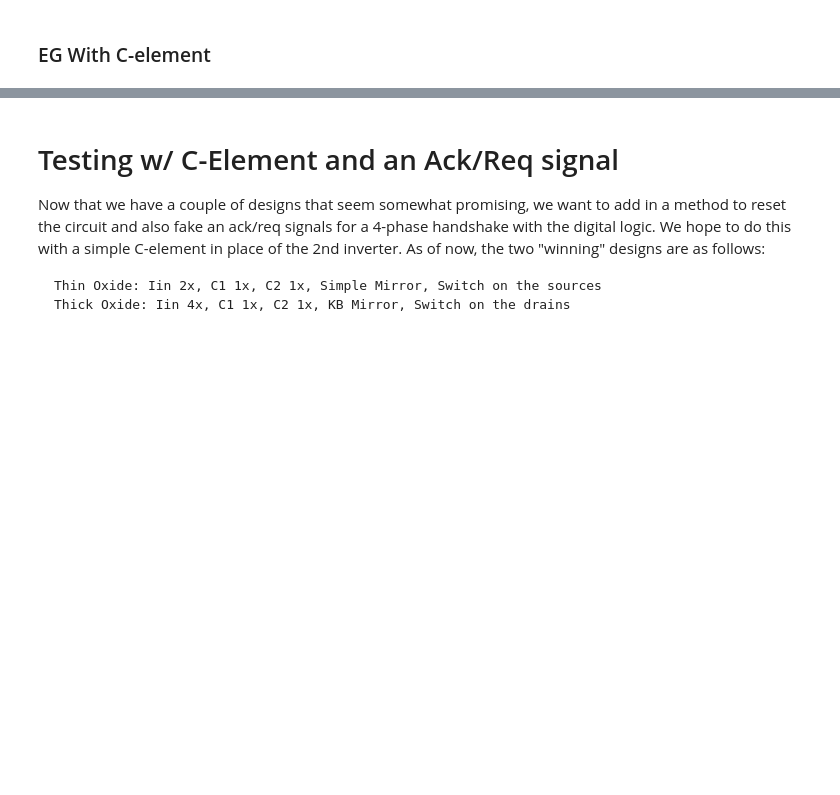
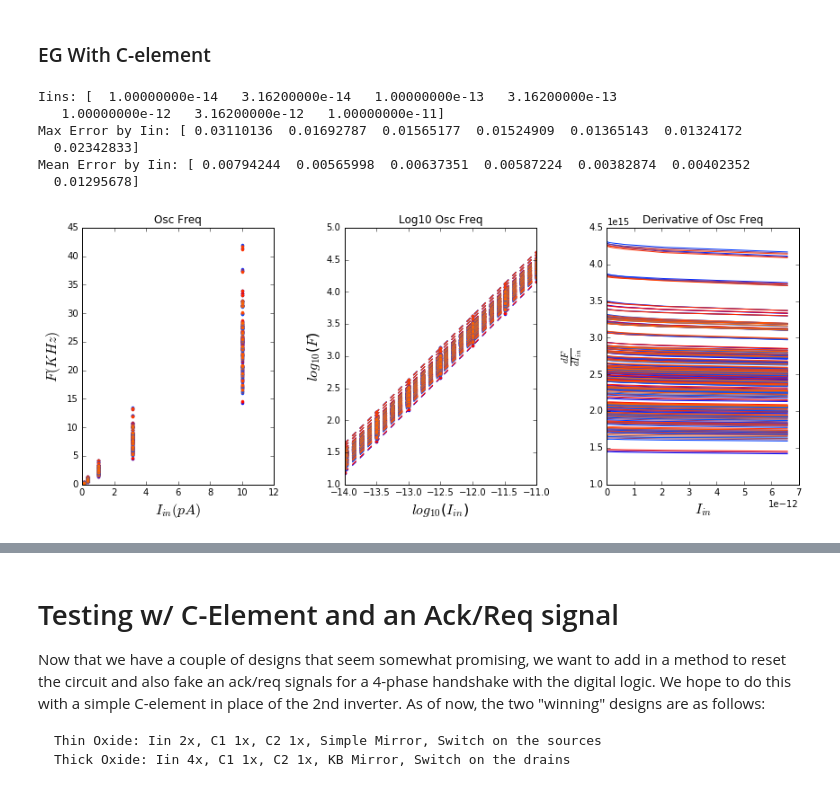
Before and after one commit to twinoza/TwinPyNB, a Jupyter notebook: AxonHillock/AHOsc_FinalDesignAnalysis.ipynb, the cells around one changed output, grey strips where cells are left out. Cells and saved outputs as stored; diff of their text form; code cells hidden in the pictures; blank space fills up the shorter version.

```diff
--- a/AxonHillock/AHOsc_FinalDesignAnalysis.ipynb
+++ b/AxonHillock/AHOsc_FinalDesignAnalysis.ipynb
@@ -1002,3 +1029,13 @@ Max Error by Iin: [ 0.57535092  0.23605067  0.01498566  0.01722015  0.02283654
 # %% [markdown]
 ### EG With C-element
+# %%
+FIFitMC(folderPath+'/MCData/OldTxrData/AHeg_MC_KB_C1_1x_C2_3x_Iin2x_CEl.csv', IScaleFactor='pA', FScaleFactor='KHz')
+# %% [output]
+Iins: [  1.00000000e-14   3.16200000e-14   1.00000000e-13   3.16200000e-13
+   1.00000000e-12   3.16200000e-12   1.00000000e-11]
+Max Error by Iin: [ 0.03110136  0.01692787  0.01565177  0.01524909  0.01365143  0.01324172
+  0.02342833]
+Mean Error by Iin: [ 0.00794244  0.00565998  0.00637351  0.00587224  0.00382874  0.00402352
+  0.01295678]
+[figure, added]
 # %%
```
Also changed, not shown: parts of 15 cells of this notebook.
